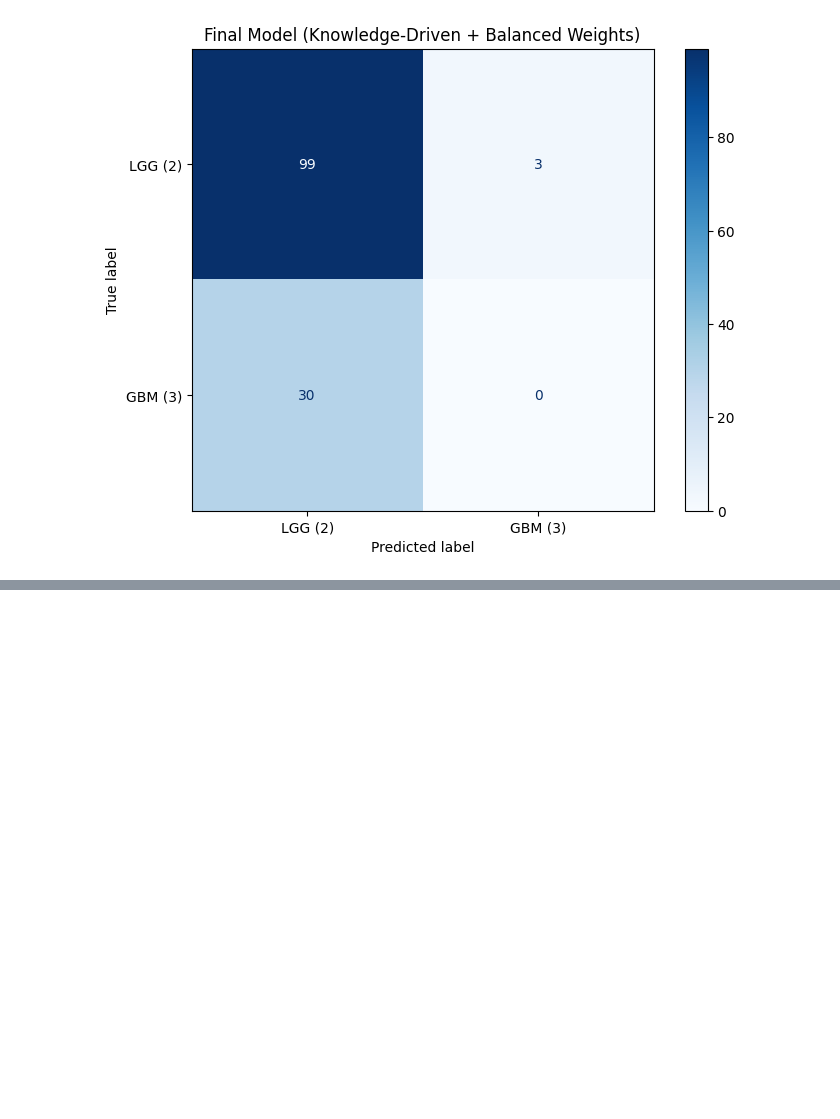
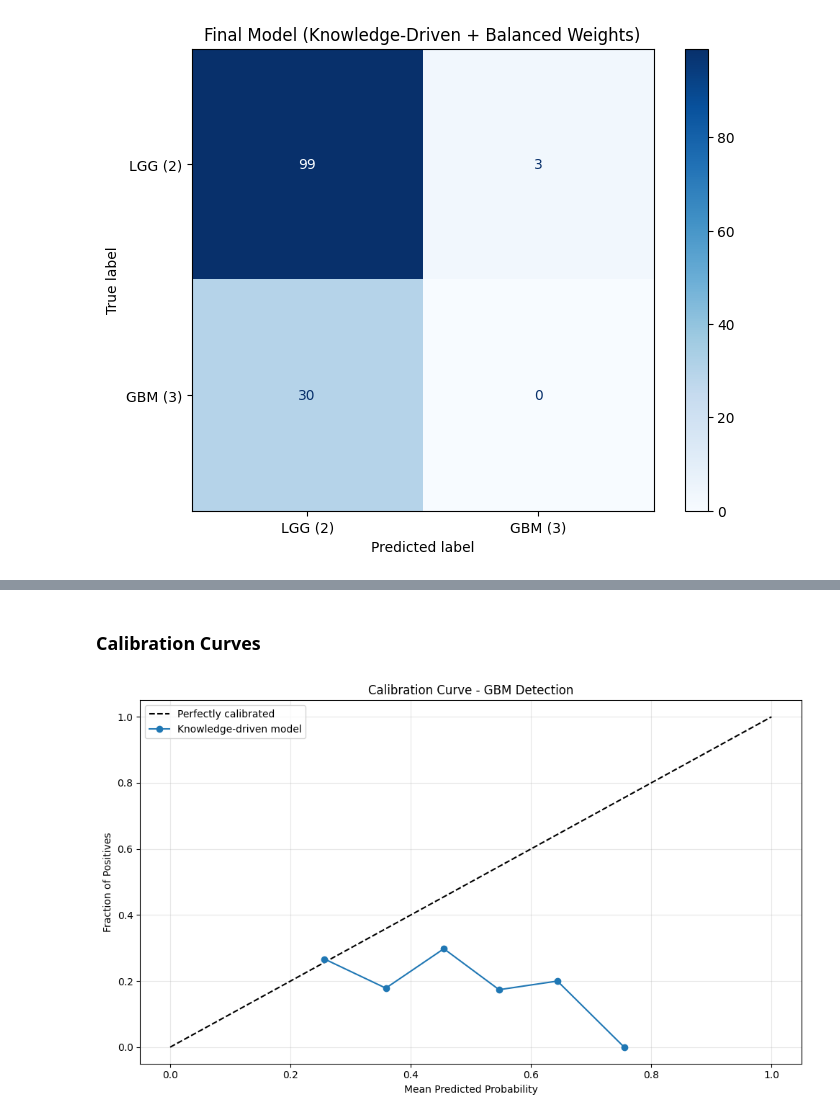
Before and after one commit to tobitotaku/ai-brain-tumor, a Jupyter notebook: preprocessing_stream_d.ipynb, the cells around one changed output, grey strips where cells are left out. Saved outputs shown, nothing was run; the diff lists cells and outputs as text; code cells hidden in the pictures; blank space fills up the shorter version.

```diff
--- a/preprocessing_stream_d.ipynb
+++ b/preprocessing_stream_d.ipynb
@@ -1123,0 +1246,26 @@ Plotting Confusion Matrix for Final Model:
+# %% [markdown]
+### Calibration Curves
+# %%
+from sklearn.calibration import calibration_curve
+
+y_proba_lit = rand_forest_lit.predict_proba(X_test_lit)[:, 1]
+
+prob_true, prob_pred = calibration_curve(
+    (y_test.values.ravel() == 3).astype(int),
+    y_proba_lit,
+    n_bins=10,
+    strategy='uniform'
+)
+
+plt.figure(figsize=(10, 6))
+plt.plot([0, 1], [0, 1], 'k--', label='Perfectly calibrated')
+plt.plot(prob_pred, prob_true, marker='o', label='Knowledge-driven model')
+plt.xlabel('Mean Predicted Probability')
+plt.ylabel('Fraction of Positives')
+plt.title('Calibration Curve - GBM Detection')
+plt.legend()
+plt.grid(alpha=0.3)
+plt.tight_layout()
+plt.show()
+# %% [output]
+[figure, added]
```
Also changed, not shown: parts of 14 cells of this notebook.
